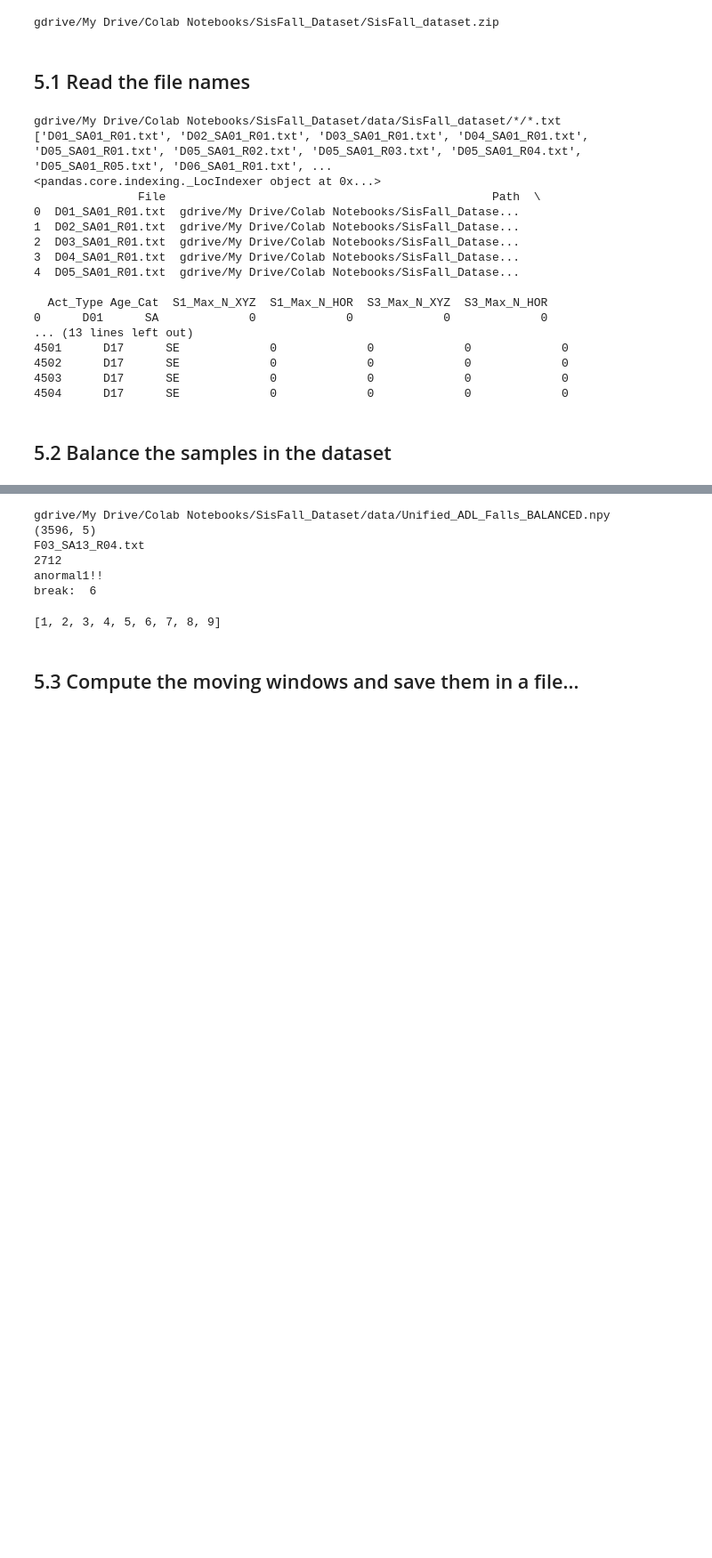
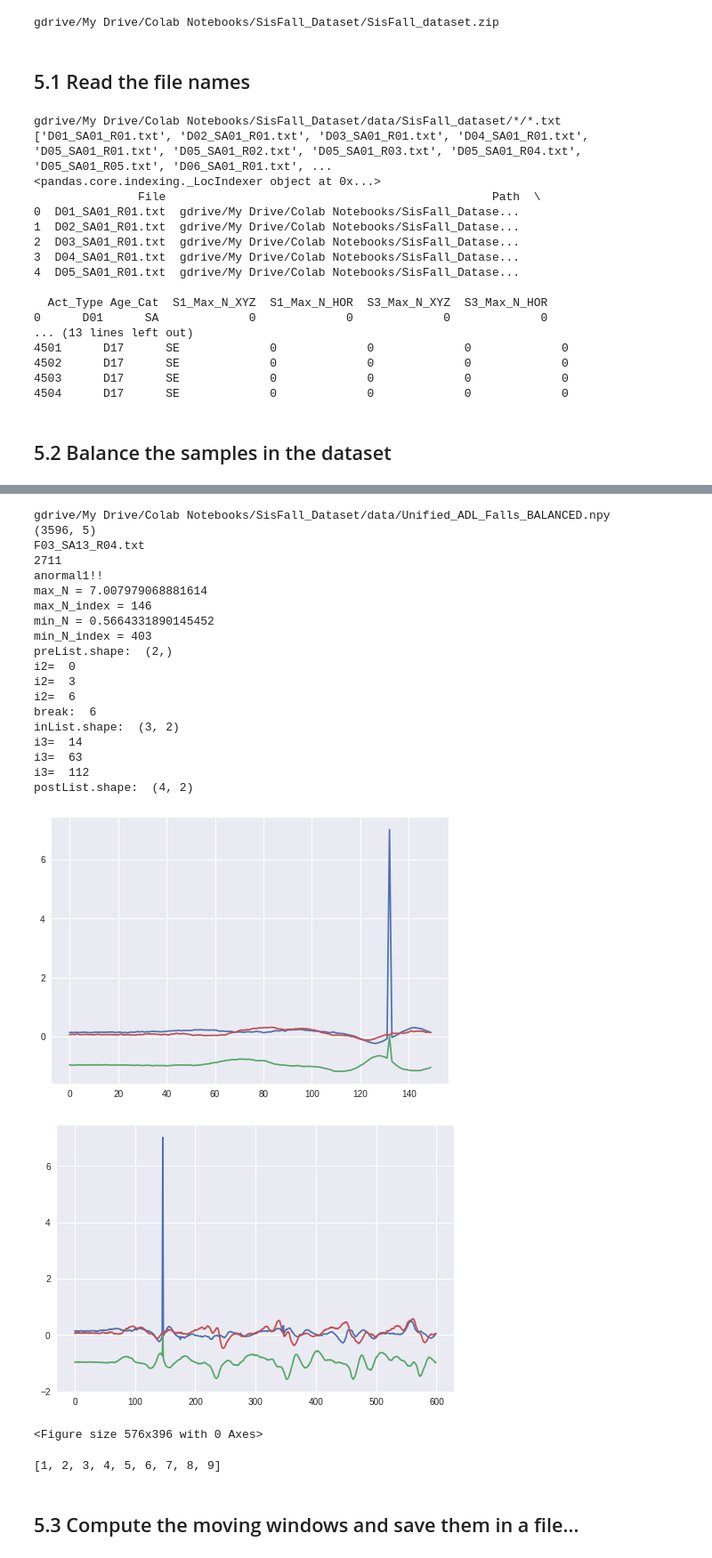
Before and after one commit to ArashRasti/FDS, a Jupyter notebook: BioBot_FDS_YB_05_Prepare_Moving_Windows_Ds_V181118_09.ipynb, the cells around one changed output, grey strips where cells are left out. Shown at 89% size. Cells and saved outputs as stored; diff of their text form; code cells hidden in the pictures; blank space fills up the shorter version.

```diff
--- a/BioBot_FDS_YB_05_Prepare_Moving_Windows_Ds_V181118_09.ipynb
+++ b/BioBot_FDS_YB_05_Prepare_Moving_Windows_Ds_V181118_09.ipynb
@@ -565,6 +608,11 @@ def label_dataset(row, index):
         print(index)
         print("anormal1!!")
         startIndex = 0
+        print("max_N = " + str(max_N))
+        print("max_N_index = " + str(max_N_index))
+        print("min_N = " + str(min_N))
+        print("min_N_index = " + str(min_N_index))
+
       endIndex = max_N_index+win_step
       if endIndex > len_data :
         endIndex = len_data
@@ -576,7 +624,7 @@ def label_dataset(row, index):
 
       preList = np.array([0,0], dtype=object)
       for i in range(0, startIndex, 7*win_step) :
-#         print("i= ", i)
+        print("i= ", i)
         if i+win_size > max_N_index-2*win_step :
           print("break: ", i)
           break
@@ -584,11 +632,11 @@ def label_dataset(row, index):
         tmpData2 = np.array([data[i:i+win_size, :], ""])
         preList = np.vstack((preList, tmpData2))
 
-#       print("preList.shape: ", preList.shape)
+      print("preList.shape: ", preList.shape)
 
       inList = np.array([0,0], dtype=object)
       for i in range(startIndex, startIndex+2*win_step, win_step2) :
-#         print("i2= ", i)
+        print("i2= ", i)
         if i+win_size > max_N_index+win_step :
           print("break: ", i)
           break
@@ -596,11 +644,11 @@ def label_dataset(row, index):
         tmpData2 = np.array([data[i:i+win_size, :], ""])
         inList = np.vstack((inList, tmpData2))
 
-#       print("inList.shape: ", inList.shape)
+      print("inList.shape: ", inList.shape)
 
       postList = np.array([0,0], dtype=object)
       for i in range(startIndex+2*win_step, endIndex, 7*win_step) :
-#         print("i3= ", i)
+        print("i3= ", i)
         if i+win_size > len_data :
           print("break: ", i)
           break
@@ -608,17 +656,17 @@ def label_dataset(row, index):
         tmpData2 = np.array([data[i:i+win_size, :], ""])
         postList = np.vstack((postList, tmpData2))
 
-#       print("postList.shape: ", postList.shape)
+      print("postList.shape: ", postList.shape)
 
 # #       print((inList[5,:])[0][:,0:3].shape)
-#       mplt.plot(postList[4,:][0][:,0:3])
-#       mplt.figure()
-# #     mplt.plot(accl1[startIndex:endIndex])
-# #     mplt.figure()
-# #     mplt.plot(accl1[startIndex:endIndex-10])
-# #     mplt.figure()
-
-
+      mplt.plot(postList[1,:][0][:,0:3])
+      mplt.figure()
+      mplt.plot(accl1[:])
+      mplt.figure()
+#     mplt.plot(accl1[startIndex:endIndex])
+#     mplt.figure()
+#     mplt.plot(accl1[startIndex:endIndex-10])
+#     mplt.figure()
 
 
 
@@ -626,35 +674,51 @@ import time
 from datetime import timedelta
 
 
 
 OUTPUT_DIRECTORY =  SisFall_ALL_DIRECTORY + "data/"
 fname = OUTPUT_DIRECTORY + 'Unified_ADL_Falls_BALANCED.npy'
 print(fname)
 allData = np.load(fname)
 allData = np.delete(allData, (0), axis=0)
 print(allData.shape)
 
 # print(allData[0,:].shape)
 #D12_SA11_R01.txt 265
 #D08_SA09_R04.txt 76
 
 # index = 0
 # for row in allData :
 #   #print(index)
 # #   if (index > 1000) :
 # #     break
 #   index += 1
 #   label_dataset(row, index)
 
-label_dataset(allData[2712,:])
+label_dataset(allData[2711,:], 2711)
 #   label_dataset(allData[2000,:])
 # %% [output]
 gdrive/My Drive/Colab Notebooks/SisFall_Dataset/data/Unified_ADL_Falls_BALANCED.npy
 (3596, 5)
 F03_SA13_R04.txt
-2712
+2711
 anormal1!!
+max_N = 7.007979068881614
+max_N_index = 146
+min_N = 0.5664331890145452
+min_N_index = 403
+preList.shape:  (2,)
+i2=  0
+i2=  3
+i2=  6
 break:  6
+inList.shape:  (3, 2)
+i3=  14
+i3=  63
+i3=  112
+postList.shape:  (4, 2)
+[figure, added]
+[figure, added]
+<Figure size 576x396 with 0 Axes>
 # %%
 a = np.random.rand(3,3)
 c = np.zeros((3,1))
```
Also changed, not shown: parts of 4 cells of this notebook.
